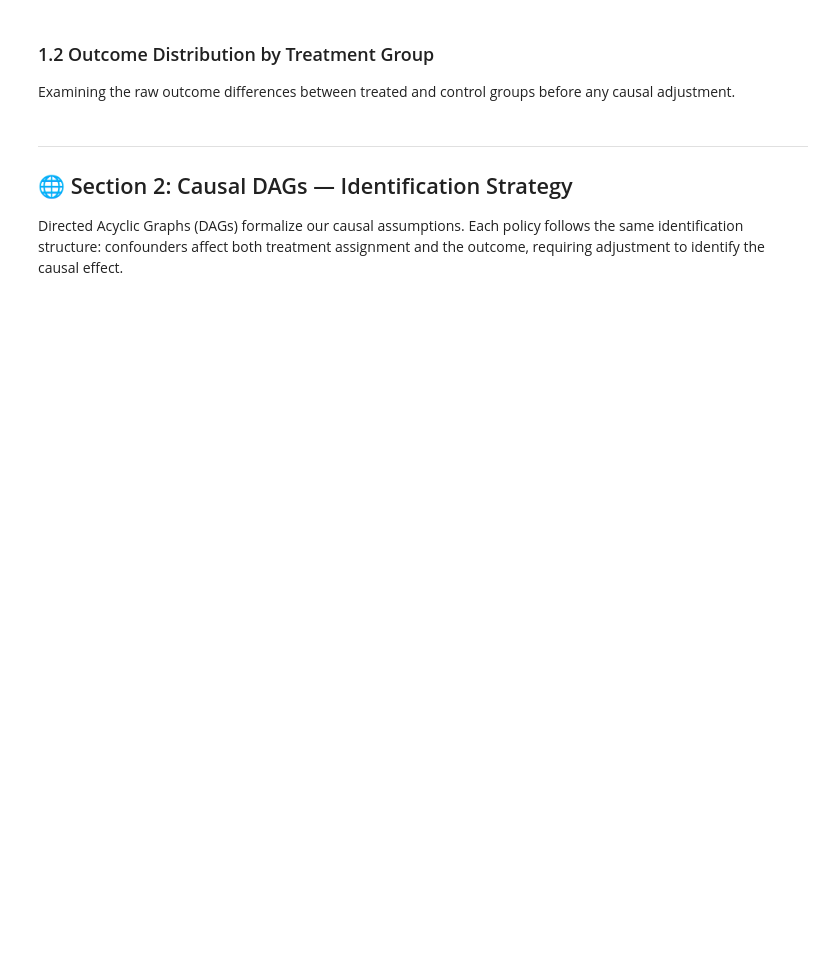
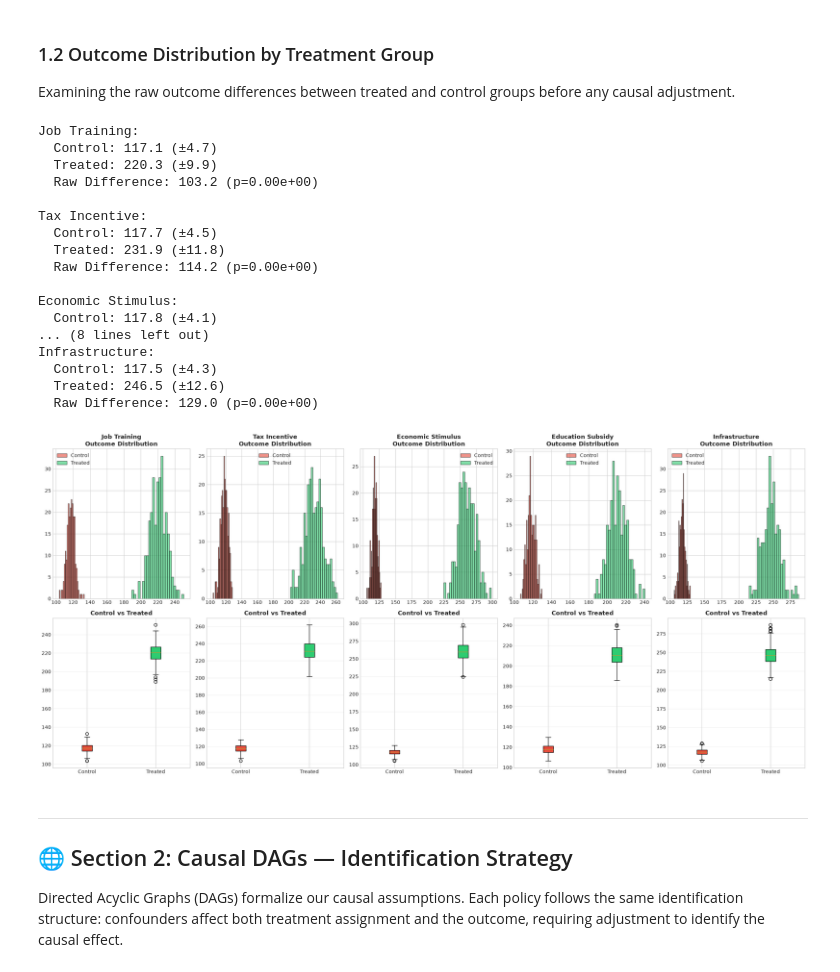
Before and after one commit to Aadip-Thapaliya/CausalInferenceML, a Jupyter notebook: causal inference/CausalInference_PolicyAnalysis.ipynb, the cells around one changed output. Saved outputs shown, nothing was run; the diff lists cells and outputs as text; code cells hidden in the pictures; blank space fills up the shorter version.

```diff
--- a/causal inference/CausalInference_PolicyAnalysis.ipynb
+++ b/causal inference/CausalInference_PolicyAnalysis.ipynb
@@ -65,11 +68,11 @@ We begin by loading all five policy datasets and examining their structure, trea
 
 # Load all policy datasets
 datasets = {
-    'Job Training': pd.read_csv('/mnt/agents/upload/job_training_policy.csv'),
-    'Tax Incentive': pd.read_csv('/mnt/agents/upload/tax_incentive_policy.csv'),
-    'Economic Stimulus': pd.read_csv('/mnt/agents/upload/economic_stimulus.csv'),
-    'Education Subsidy': pd.read_csv('/mnt/agents/upload/education_subsidy_policy.csv'),
-    'Infrastructure': pd.read_csv('/mnt/agents/upload/infrastructure_spending_policy.csv')
+    'Job Training': pd.read_csv('job_training_policy.csv'),
+    'Tax Incentive': pd.read_csv('tax_incentive_policy.csv'),
+    'Economic Stimulus': pd.read_csv('economic_stimulus.csv'),
+    'Education Subsidy': pd.read_csv('education_subsidy_policy.csv'),
+    'Infrastructure': pd.read_csv('infrastructure_spending_policy.csv')
 }
 
 # Standardized configuration for each policy domain
@@ -179,34 +203,53 @@ for idx, (name, config) in enumerate(policy_configs.items()):
     control_outcome = outcome[treatment == 0]
 
     # Distribution plot
     axes[0, idx].hist(control_outcome, bins=25, alpha=0.6, label='Control',
                      color='#e74c3c', edgecolor='black')
     axes[0, idx].hist(treated_outcome, bins=25, alpha=0.6, label='Treated',
                      color='#2ecc71', edgecolor='black')
     axes[0, idx].set_title(f'{name}\nOutcome Distribution', fontweight='bold')
     axes[0, idx].legend()
 
     # Box plot
     bp = axes[1, idx].boxplot([control_outcome, treated_outcome],
-                              labels=['Control', 'Treated'], patch_artist=True)
+                              tick_labels=['Control', 'Treated'], patch_artist=True)  # ← fixed
     bp['boxes'][0].set_facecolor('#e74c3c')
     bp['boxes'][1].set_facecolor('#2ecc71')
     axes[1, idx].set_title('Control vs Treated', fontweight='bold')
     axes[1, idx].grid(axis='y', alpha=0.3)
 
     # Statistics
     t_stat, p_val = stats.ttest_ind(treated_outcome, control_outcome)
     diff = treated_outcome.mean() - control_outcome.mean()
     raw_diffs[name] = diff
 
     print(f"\n{name}:")
     print(f"  Control: {control_outcome.mean():.1f} (±{control_outcome.std():.1f})")
     print(f"  Treated: {treated_outcome.mean():.1f} (±{treated_outcome.std():.1f})")
     print(f"  Raw Difference: {diff:.1f} (p={p_val:.2e})")
 
 plt.tight_layout()
 plt.savefig('outcome_comparison.png', dpi=150, bbox_inches='tight')
 plt.show()
+# %% [output]
+Job Training:
+  Control: 117.1 (±4.7)
+  Treated: 220.3 (±9.9)
+  Raw Difference: 103.2 (p=0.00e+00)
+
+Tax Incentive:
+  Control: 117.7 (±4.5)
+  Treated: 231.9 (±11.8)
+  Raw Difference: 114.2 (p=0.00e+00)
+
+Economic Stimulus:
+  Control: 117.8 (±4.1)
+... (8 lines left out)
+Infrastructure:
+  Control: 117.5 (±4.3)
+  Treated: 246.5 (±12.6)
+  Raw Difference: 129.0 (p=0.00e+00)
+[figure, added]
 # %% [markdown]
 ---
 
```
Also changed, not shown: parts of 14 cells of this notebook, 11 other files.
